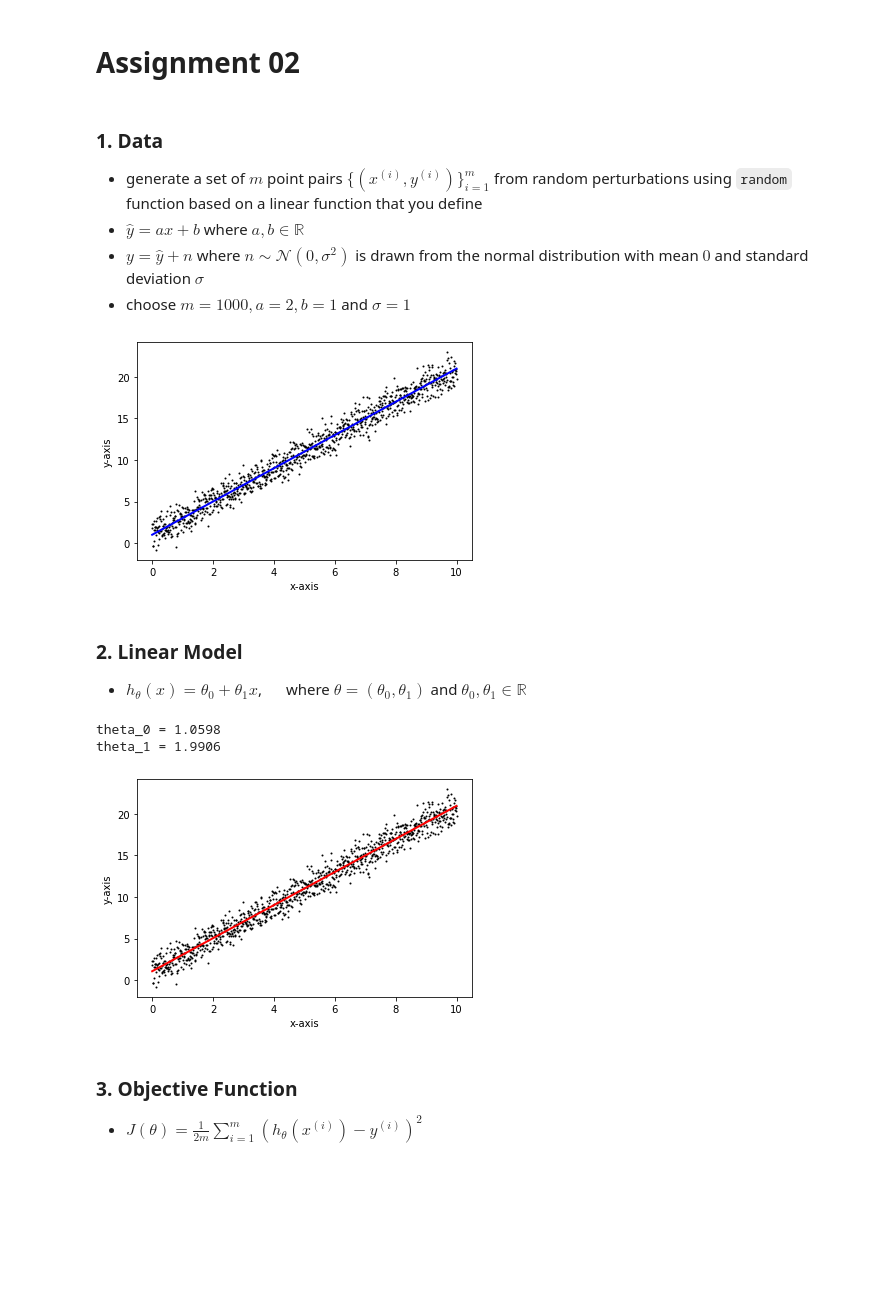
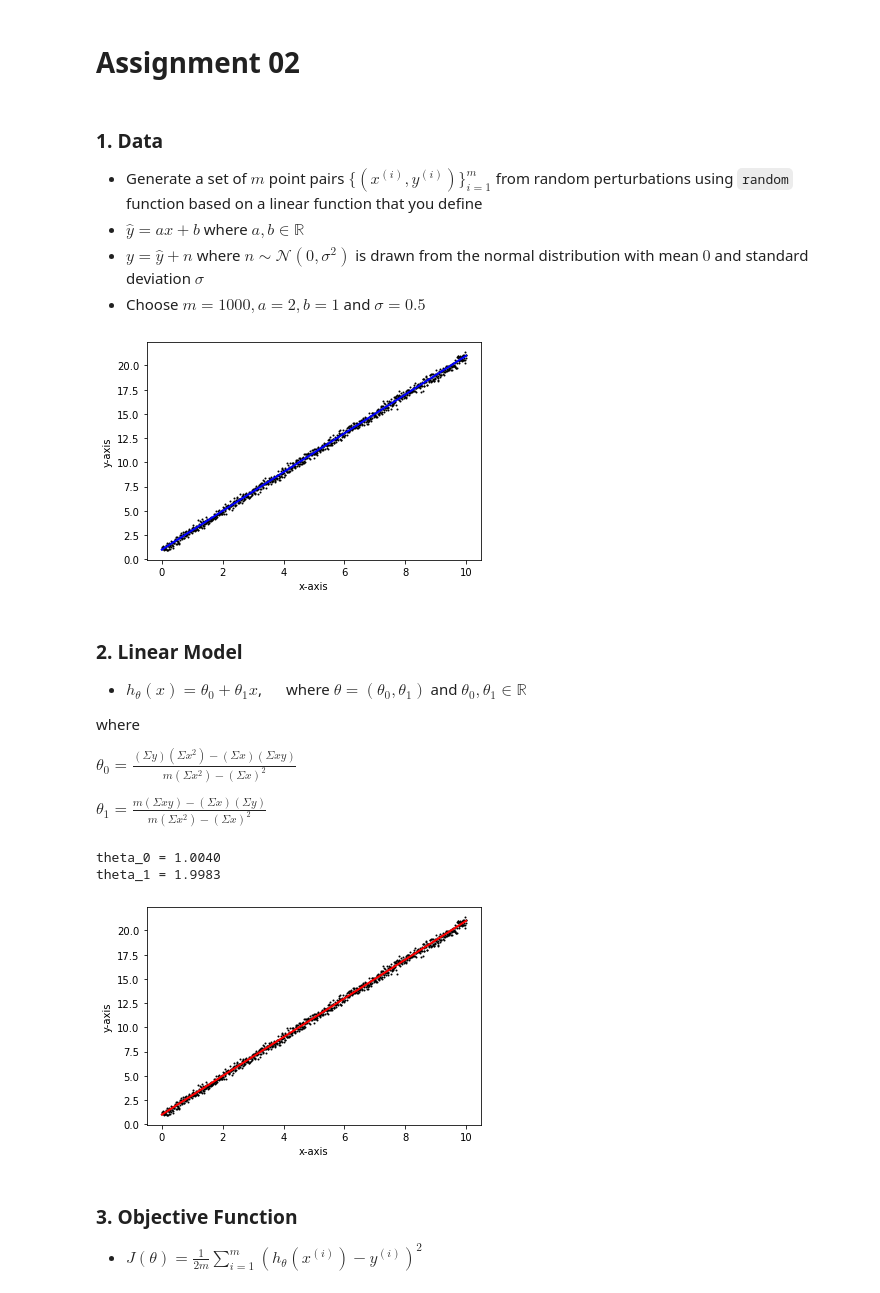
Before and after one commit to Seng-Ly/Matrix-Computation-Class, a Jupyter notebook: assigments/02/assignment02.ipynb, the cells around one changed output. Drawn from its saved outputs; the diff is of its cells as text; code cells hidden in the pictures; blank space fills up the shorter version.

```diff
--- a/assigments/02/assignment02.ipynb
+++ b/assigments/02/assignment02.ipynb
@@ -3,40 +3,46 @@
 # %% [markdown]
 ### 1. Data
 
-- generate a set of $m$ point pairs $\{ (x^{(i)}, y^{(i)}) \}_{i = 1}^m$ from random perturbations using `random` function based on a linear function that you define
+- Generate a set of $m$ point pairs $\{ (x^{(i)}, y^{(i)}) \}_{i = 1}^m$ from random perturbations using `random` function based on a linear function that you define
 - $\hat{y} = a x + b$ where $a, b \in \mathbb{R}$
 - $y = \hat{y} + n$ where $n \sim \mathcal{N}(0, \sigma^2)$ is drawn from the normal distribution with mean $0$ and standard deviation $\sigma$
-- choose $m=1000, a=2, b=1$ and $\sigma=1$
+- Choose $m=1000, a=2, b=1$ and $\sigma=0.5$
 # %%
 import numpy as np
 import matplotlib.pyplot as plt
 
 m = 1000
-sigma = 1
+sigma = 0.5
 
 a = 2
 b = 1
 f = lambda x: a * x + b
 
 x = np.linspace(0,10,m)
 y_bar = []
 y = []
 
 for i in range(len(x)):
   y_bar.append(f(x[i]))
   y.append(f(x[i]) + np.random.normal(0,sigma**2))
 
 plt.plot(x,y,'ko', linewidth=0, markersize=1)
 plt.plot(x,y_bar,'b', linewidth=2)
 plt.xlabel("x-axis")
 plt.ylabel("y-axis")
 plt.show()
 # %% [output]
-[figure, old version]
+[figure, new version]
-# %% [markdown]
-### 2. Linear Model
-
-- $h_\theta(x) = \theta_0 + \theta_1 x$, $\quad$ where $\theta = (\theta_0, \theta_1)$ and $\theta_0, \theta_1 \in \mathbb{R}$
+# %% [markdown]
+### 2. Linear Model
+
+- $h_\theta(x) = \theta_0 + \theta_1 x$, $\quad$ where $\theta = (\theta_0, \theta_1)$ and $\theta_0, \theta_1 \in \mathbb{R}$
+
+where
+
+$\theta_{0}=\frac{\left(\Sigma y\right)\left(\Sigma x^{2}\right)-\left(\Sigma x\right)\left(\Sigma xy\right)}{m\left(\Sigma x^{2}\right)-\left(\Sigma x\right)^{2}}$
+
+$\theta_{1}=\frac{m\left(\Sigma xy\right)-\left(\Sigma x\right)\left(\Sigma y\right)}{m\left(\Sigma x^{2}\right)-\left(\Sigma x\right)^{2}}$
 # %%
 
 x = np.array(x)
@@ -55,9 +61,9 @@ plt.ylabel('y-axis')
 plt.xlabel('x-axis')
 plt.show()
 # %% [output]
-theta_0 = 1.0598
-theta_1 = 1.9906
+theta_0 = 1.0040
+theta_1 = 1.9983
-[figure, old version]
+[figure, new version]
 # %% [markdown]
 ### 3. Objective Function
 - $J(\theta) = \frac{1}{2 m} \sum_{i=1}^m (h_\theta(x^{(i)}) - y^{(i)})^2$
```
Also changed, not shown: parts of 4 cells of this notebook.
